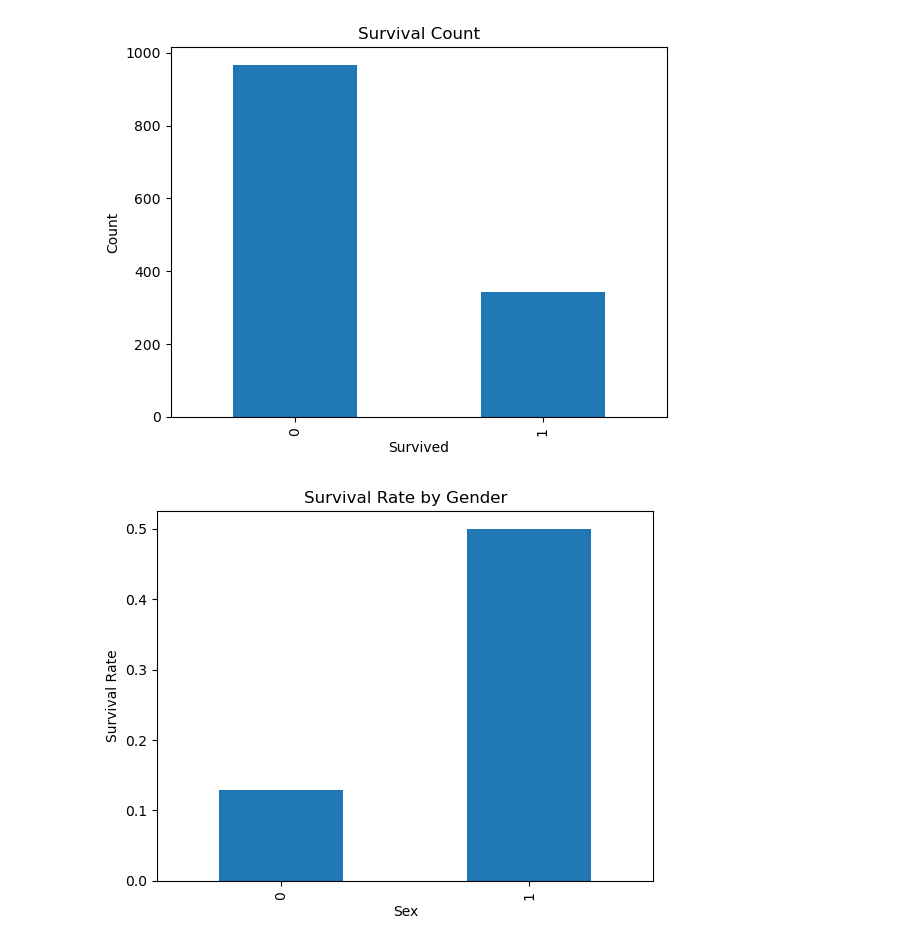
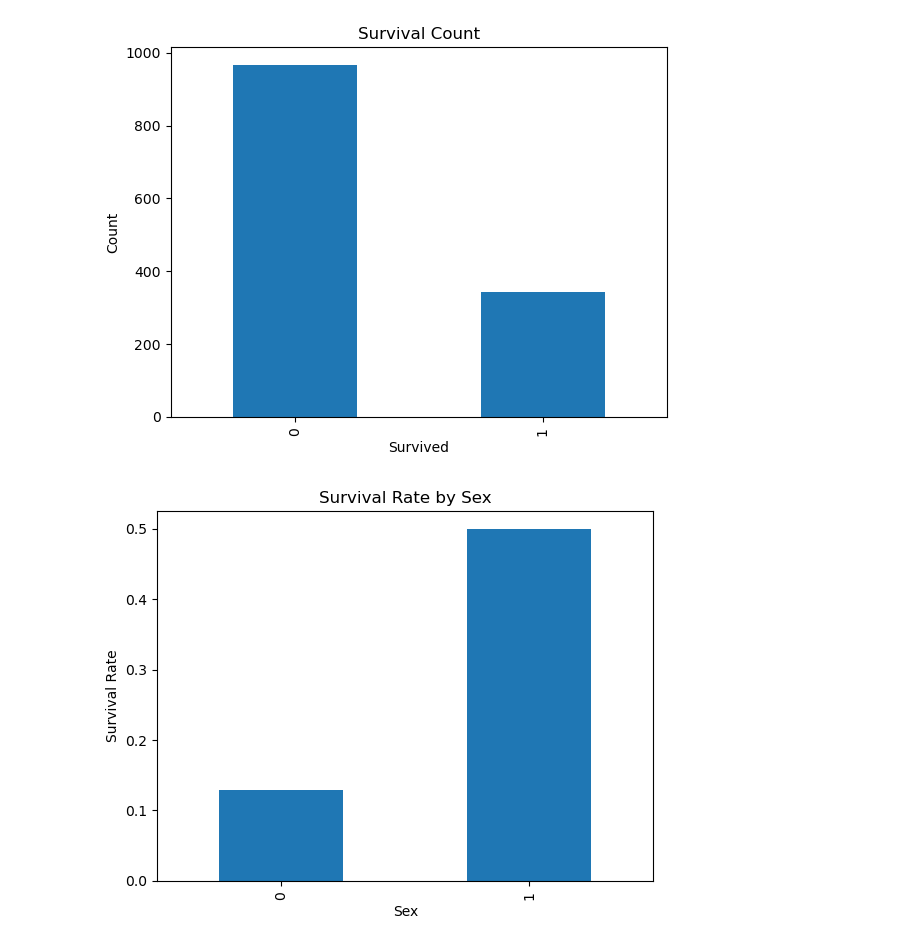
Before and after one commit to Bunny06-kt/harshaallaiml, a Jupyter notebook: titanic.ipynb, the cells around one changed output. Drawn from its saved outputs; the diff is of its cells as text; code cells hidden in the pictures.

```diff
--- a/titanic.ipynb
+++ b/titanic.ipynb
@@ -85,21 +58,24 @@ Name: Age, dtype: float64
 # %%
-#plot survival count
-def plot_survival_count(df):
-    df['2urvived'].value_counts().plot(kind='bar')
-    plt.xlabel('Survived')
-    plt.ylabel('Count')
-    plt.title('Survival Count')
+#survival count
+def survival_count(df):
+    plt.figure()
+    df['survived'].value_counts().plot(kind='bar')
+    plt.title("Survival Count")
+    plt.xlabel("Survived")
+    plt.ylabel("Count")
     plt.show()
-#plot survival rate by gender
-def plot_survival_rate_by_gender(df):
-    survival_rate = df.groupby('Sex')['2urvived'].mean()
-    survival_rate.plot(kind='bar')
-    plt.xlabel('Sex')
-    plt.ylabel('Survival Rate')
-    plt.title('Survival Rate by Gender')
-    plt.show()
-plot_survival_count(df)
-plot_survival_rate_by_gender(df)
+survival_count(df)
 # %% [output]
 [figure]
-[figure, removed]
+# %%
+#plot survival rate by sex group
+def survival_by_sex(df):
+    plt.figure()
+    df.groupby('Sex')['survived'].mean().plot(kind='bar')
+    plt.title("Survival Rate by Sex")
+    plt.xlabel("Sex")
+    plt.ylabel("Survival Rate")
+    plt.show()
+survival_by_sex(df)
+# %% [output]
+[figure, added]
```
Also changed, not shown: parts of 5 cells of this notebook.
